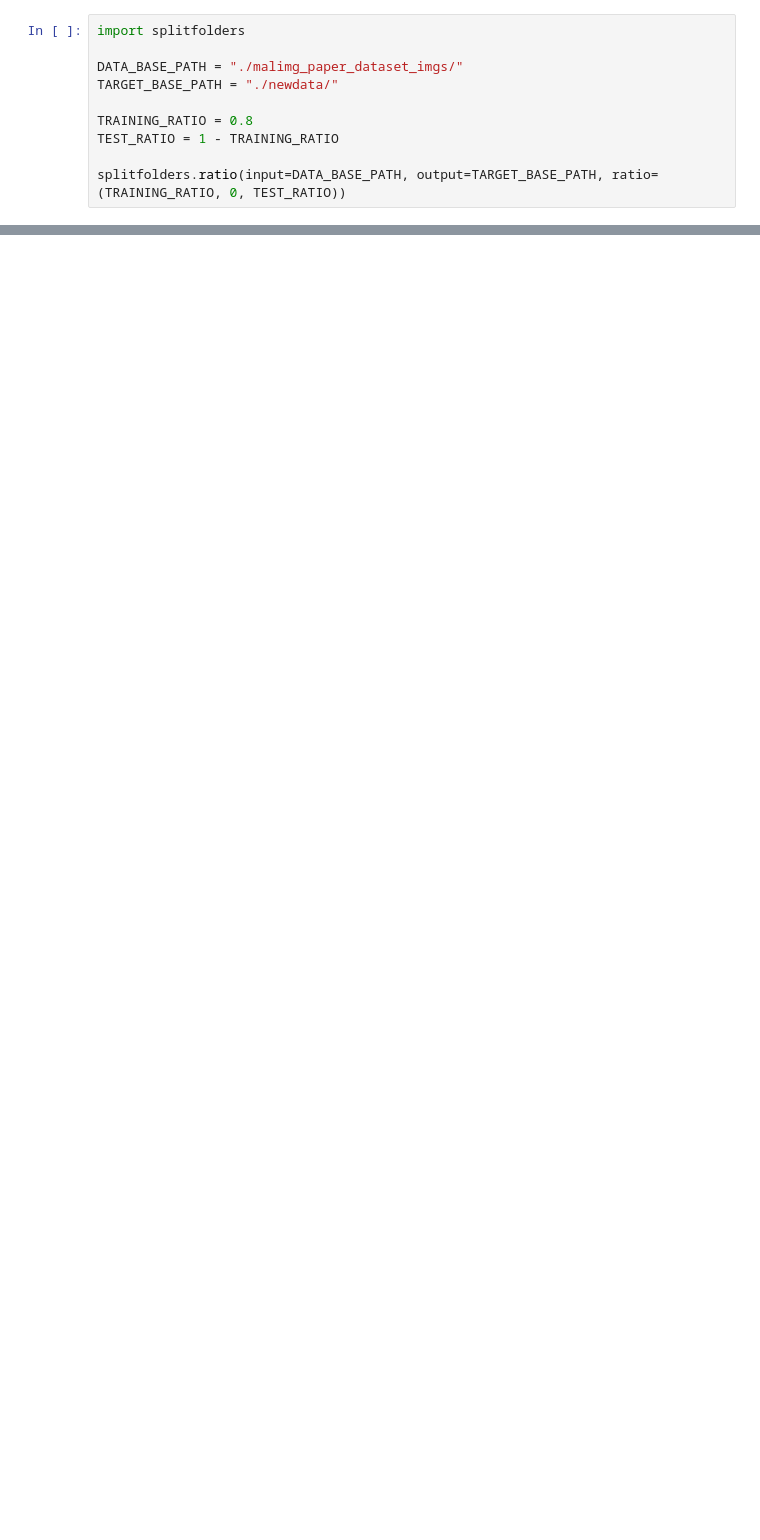
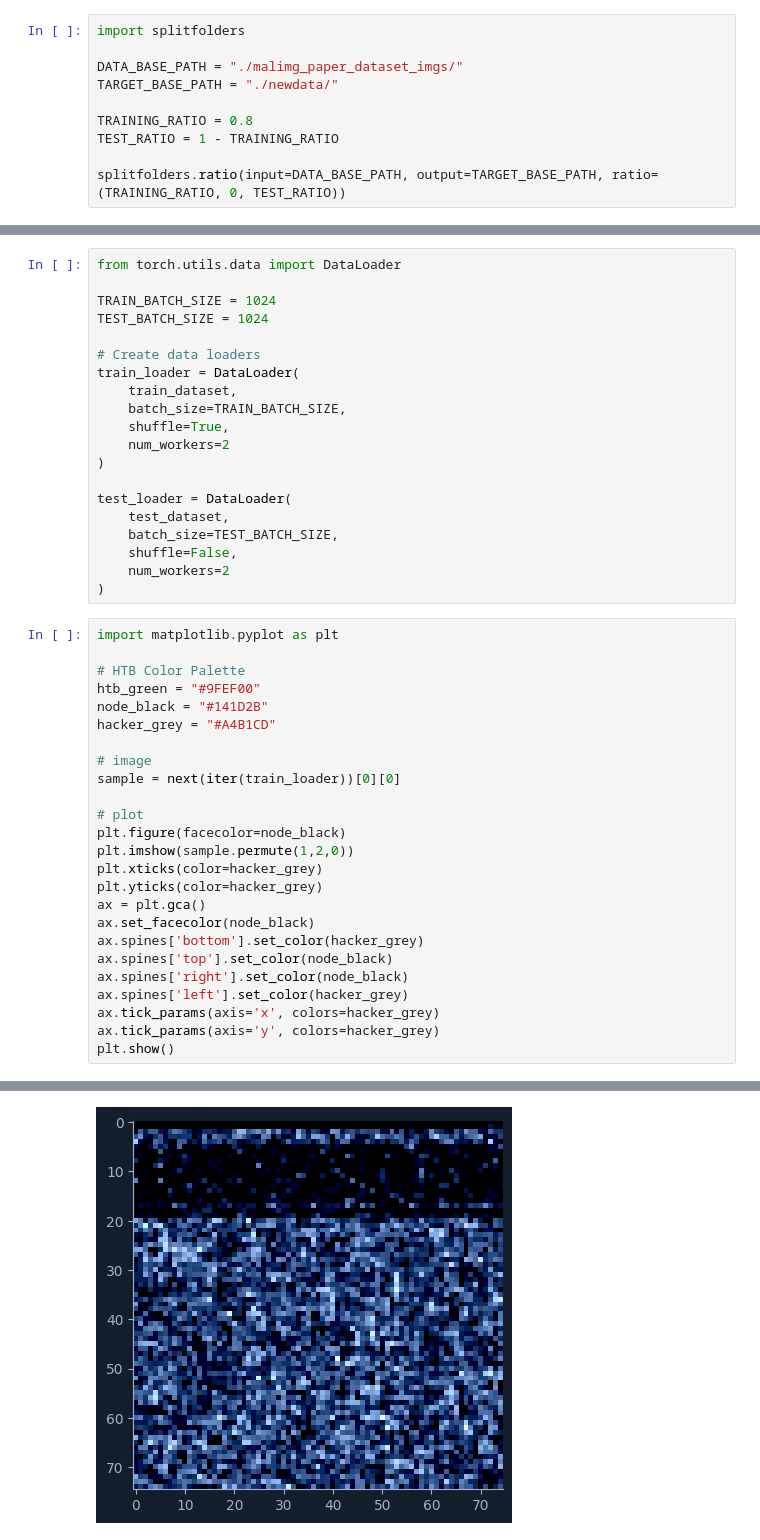
Before and after one commit to 0x8j0rn4r80r93/jupyter_notebooks, a Jupyter notebook: Applications of AI in InfoSec/Malware Classification/Malware Classification.ipynb, the cells around one changed output, grey strips where cells are left out. Saved outputs shown, nothing was run; the diff lists cells and outputs as text; blank space fills up the shorter version.

```diff
--- a/Applications of AI in InfoSec/Malware Classification/Malware Classification.ipynb
+++ b/Applications of AI in InfoSec/Malware Classification/Malware Classification.ipynb
@@ -132,0 +128,46 @@ except PermissionError:
+# %%
+from torch.utils.data import DataLoader
+
+TRAIN_BATCH_SIZE = 1024
+TEST_BATCH_SIZE = 1024
+
+# Create data loaders
+train_loader = DataLoader(
+    train_dataset,
+	batch_size=TRAIN_BATCH_SIZE,
+    shuffle=True,
+    num_workers=2
+)
+
+test_loader = DataLoader(
+    test_dataset,
+    batch_size=TEST_BATCH_SIZE,
+    shuffle=False,
+    num_workers=2
+)
+# %%
+import matplotlib.pyplot as plt
+
+# HTB Color Palette
+htb_green = "#9FEF00"
+node_black = "#141D2B"
+hacker_grey = "#A4B1CD"
+
+# image
+sample = next(iter(train_loader))[0][0]
+
+# plot
+plt.figure(facecolor=node_black)
+plt.imshow(sample.permute(1,2,0))
+plt.xticks(color=hacker_grey)
+plt.yticks(color=hacker_grey)
+ax = plt.gca()
+ax.set_facecolor(node_black)
+ax.spines['bottom'].set_color(hacker_grey)
+ax.spines['top'].set_color(node_black)
+ax.spines['right'].set_color(node_black)
+ax.spines['left'].set_color(hacker_grey)
+ax.tick_params(axis='x', colors=hacker_grey)
+ax.tick_params(axis='y', colors=hacker_grey)
+plt.show()
+# %% [output]
@@ -132,0 +175 @@ except PermissionError:
+[figure, added]
```
Also changed, not shown: parts of 11 cells of this notebook.
